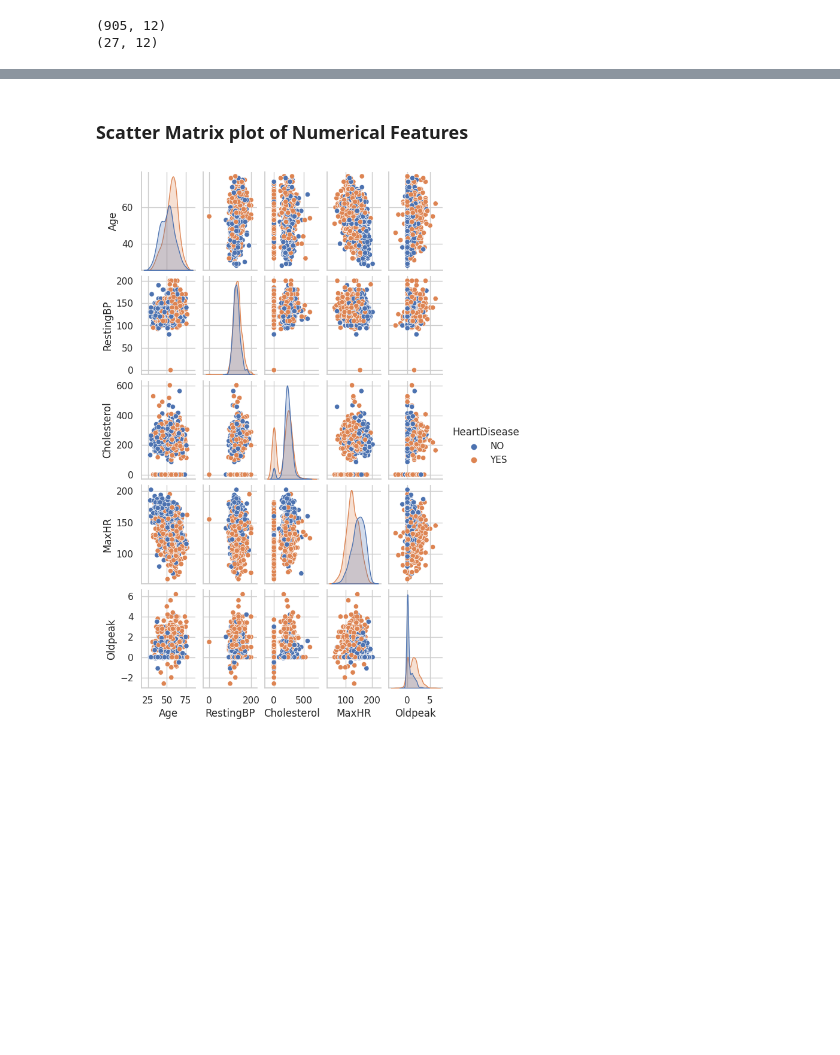
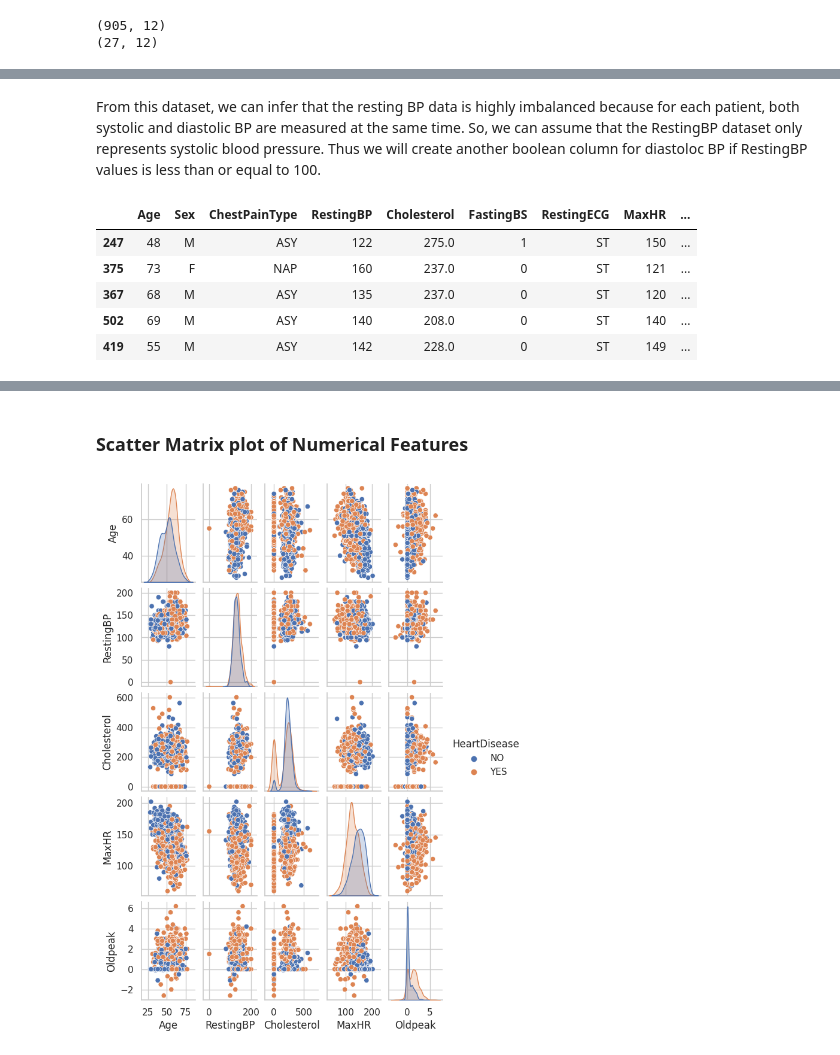
Before and after one commit to jrakhshanda55/Ausaf_ML, a Jupyter notebook: project1.ipynb, the cells around one changed output, grey strips where cells are left out. Drawn from its saved outputs; the diff is of its cells as text; code cells hidden in the pictures; blank space fills up the shorter version.

```diff
--- a/project1.ipynb
+++ b/project1.ipynb
@@ -245,0 +252,12 @@ Maximum BP reported in dataset is: 200
+# %% [markdown]
+From this dataset, we can infer that the resting BP data is highly imbalanced because for each patient, both systolic and diastolic BP are measured at the same time. So, we can assume that the RestingBP dataset only represents systolic blood pressure. Thus we will create another boolean column for diastoloc BP if RestingBP values is less than or equal to 100.
+# %%
+df['DiastolicBP'] = np.where(df['RestingBP'] <=100, 1,0)
+df.sample(5)
+# %% [output]
+|  | Age | Sex | ChestPainType | RestingBP | Cholesterol | FastingBS | RestingECG | MaxHR | ... |
+| 247 | 48 | M | ASY | 122 | 275.0 | 1 | ST | 150 | ... |
+| 375 | 73 | F | NAP | 160 | 237.0 | 0 | ST | 121 | ... |
+| 367 | 68 | M | ASY | 135 | 237.0 | 0 | ST | 120 | ... |
+| 502 | 69 | M | ASY | 140 | 208.0 | 0 | ST | 140 | ... |
+| 419 | 55 | M | ASY | 142 | 228.0 | 0 | ST | 149 | ... |
```
Also changed, not shown: parts of 3 cells of this notebook.
